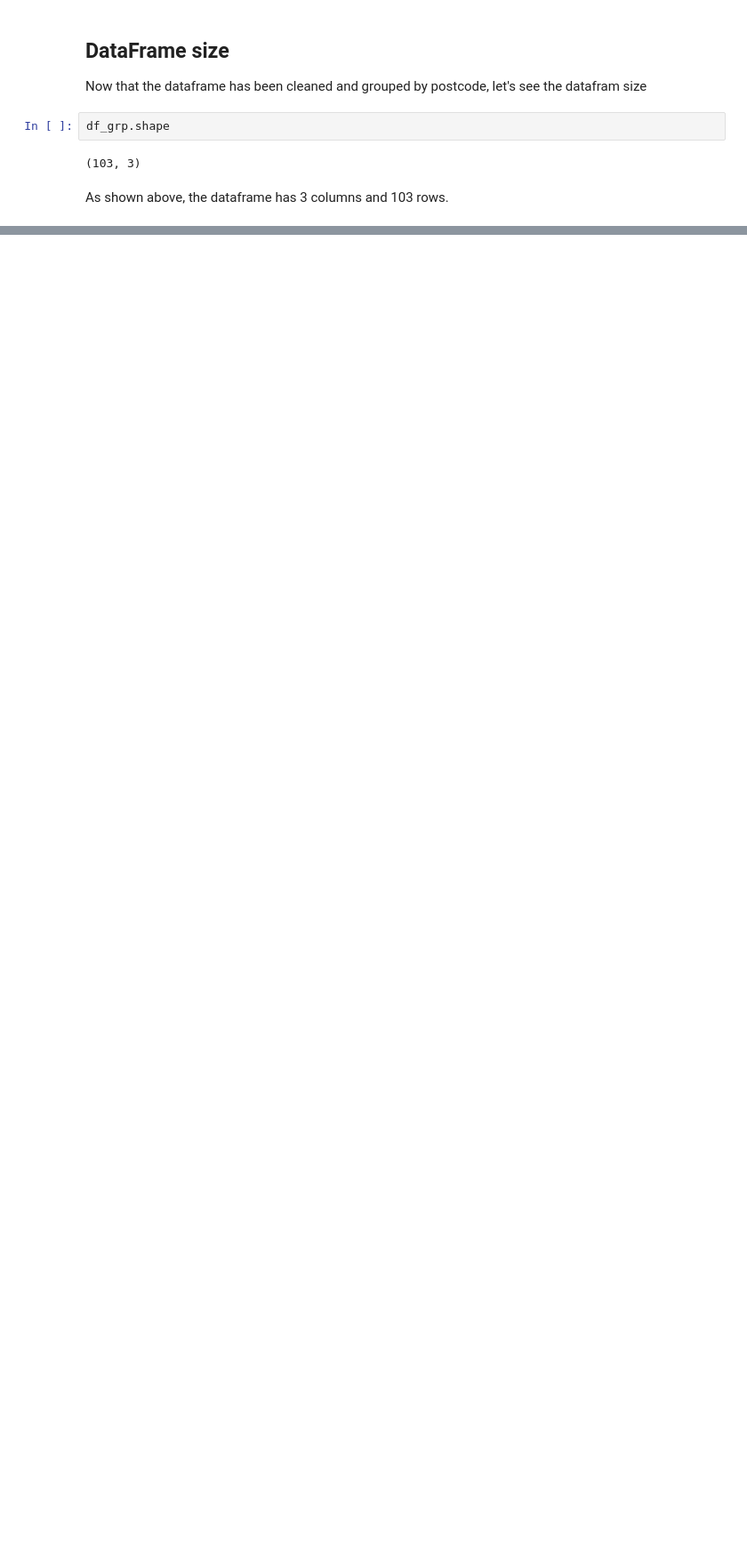
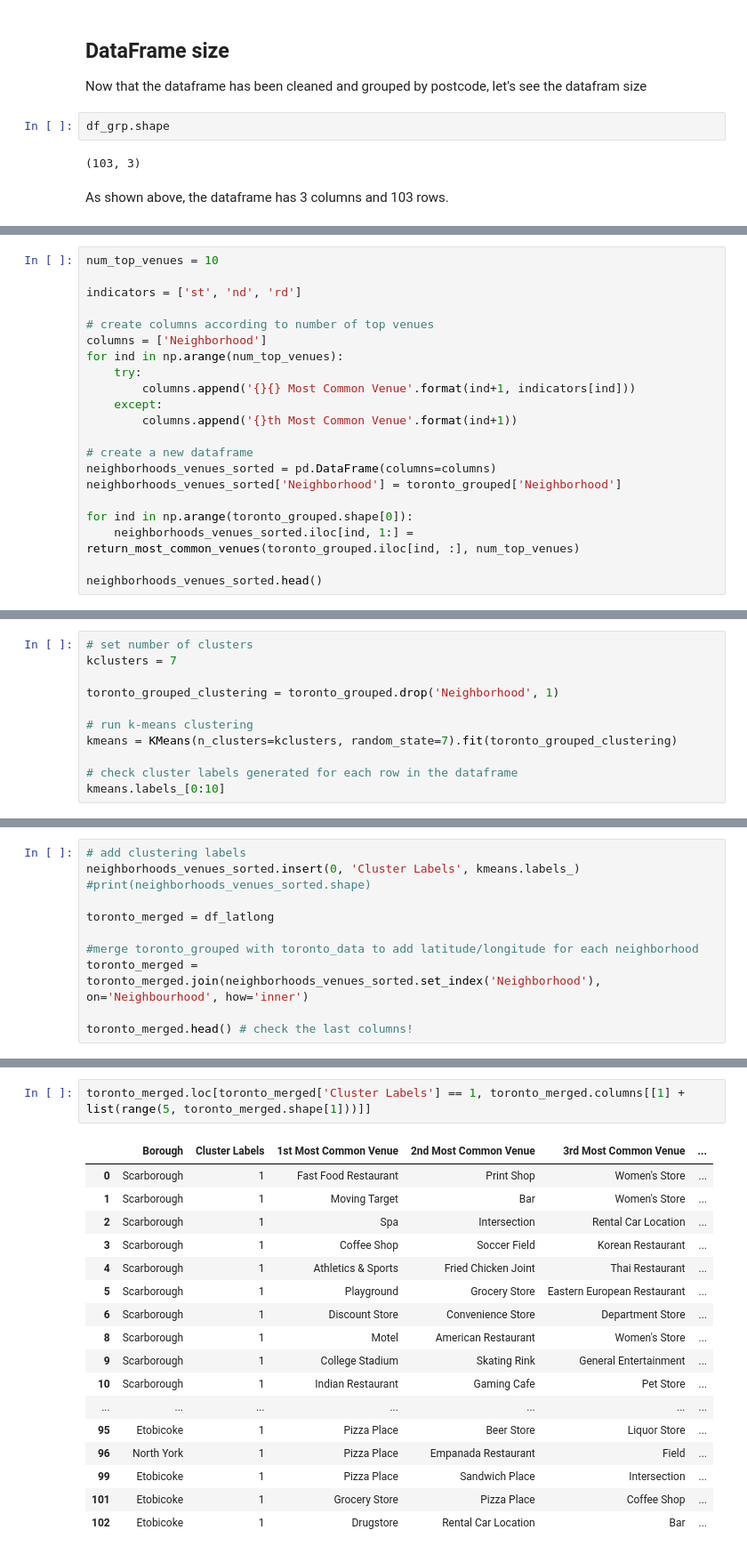
Before and after one commit to JimmieTolliver/Coursera_Capstone, a Jupyter notebook: Segmenting and Clustering Neighborhoods in Toronto.ipynb, the cells around one changed output, grey strips where cells are left out. Shown: that part at 89% size. Drawn from its saved outputs; the diff is of its cells as text; blank space fills up the shorter version.

```diff
--- a/Segmenting and Clustering Neighborhoods in Toronto.ipynb
+++ b/Segmenting and Clustering Neighborhoods in Toronto.ipynb
@@ -127,0 +511,21 @@ As shown above, the dataframe has 3 columns and 103 rows.
+# %%
+num_top_venues = 10
+
+indicators = ['st', 'nd', 'rd']
+
+# create columns according to number of top venues
+columns = ['Neighborhood']
+for ind in np.arange(num_top_venues):
+    try:
+        columns.append('{}{} Most Common Venue'.format(ind+1, indicators[ind]))
+    except:
+        columns.append('{}th Most Common Venue'.format(ind+1))
+
+# create a new dataframe
+neighborhoods_venues_sorted = pd.DataFrame(columns=columns)
+neighborhoods_venues_sorted['Neighborhood'] = toronto_grouped['Neighborhood']
+
+for ind in np.arange(toronto_grouped.shape[0]):
+    neighborhoods_venues_sorted.iloc[ind, 1:] = return_most_common_venues(toronto_grouped.iloc[ind, :], num_top_venues)
+
+neighborhoods_venues_sorted.head()
@@ -127,0 +541,11 @@ As shown above, the dataframe has 3 columns and 103 rows.
+# %%
+# set number of clusters
+kclusters = 7
+
+toronto_grouped_clustering = toronto_grouped.drop('Neighborhood', 1)
+
+# run k-means clustering
+kmeans = KMeans(n_clusters=kclusters, random_state=7).fit(toronto_grouped_clustering)
+
+# check cluster labels generated for each row in the dataframe
+kmeans.labels_[0:10]
@@ -127,0 +554,11 @@ As shown above, the dataframe has 3 columns and 103 rows.
+# %%
+# add clustering labels
+neighborhoods_venues_sorted.insert(0, 'Cluster Labels', kmeans.labels_)
+#print(neighborhoods_venues_sorted.shape)
+
+toronto_merged = df_latlong
+
+#merge toronto_grouped with toronto_data to add latitude/longitude for each neighborhood
+toronto_merged = toronto_merged.join(neighborhoods_venues_sorted.set_index('Neighborhood'), on='Neighbourhood', how='inner')
+
+toronto_merged.head() # check the last columns!
@@ -127,0 +618,20 @@ As shown above, the dataframe has 3 columns and 103 rows.
+# %%
+toronto_merged.loc[toronto_merged['Cluster Labels'] == 1, toronto_merged.columns[[1] + list(range(5, toronto_merged.shape[1]))]]
+# %% [output]
+|  | Borough | Cluster Labels | 1st Most Common Venue | 2nd Most Common Venue | 3rd Most Common Venue | ... |
+| 0 | Scarborough | 1 | Fast Food Restaurant | Print Shop | Women's Store | ... |
+| 1 | Scarborough | 1 | Moving Target | Bar | Women's Store | ... |
+| 2 | Scarborough | 1 | Spa | Intersection | Rental Car Location | ... |
+| 3 | Scarborough | 1 | Coffee Shop | Soccer Field | Korean Restaurant | ... |
+| 4 | Scarborough | 1 | Athletics & Sports | Fried Chicken Joint | Thai Restaurant | ... |
+| 5 | Scarborough | 1 | Playground | Grocery Store | Eastern European Restaurant | ... |
+| 6 | Scarborough | 1 | Discount Store | Convenience Store | Department Store | ... |
+| 8 | Scarborough | 1 | Motel | American Restaurant | Women's Store | ... |
+| 9 | Scarborough | 1 | College Stadium | Skating Rink | General Entertainment | ... |
+| 10 | Scarborough | 1 | Indian Restaurant | Gaming Cafe | Pet Store | ... |
+| ... | ... | ... | ... | ... | ... | ... |
+| 95 | Etobicoke | 1 | Pizza Place | Beer Store | Liquor Store | ... |
+| 96 | North York | 1 | Pizza Place | Empanada Restaurant | Field | ... |
+| 99 | Etobicoke | 1 | Pizza Place | Sandwich Place | Intersection | ... |
+| 101 | Etobicoke | 1 | Grocery Store | Pizza Place | Coffee Shop | ... |
+| 102 | Etobicoke | 1 | Drugstore | Rental Car Location | Bar | ... |
```
Also changed, not shown: parts of 56 cells of this notebook, 3 other files.
